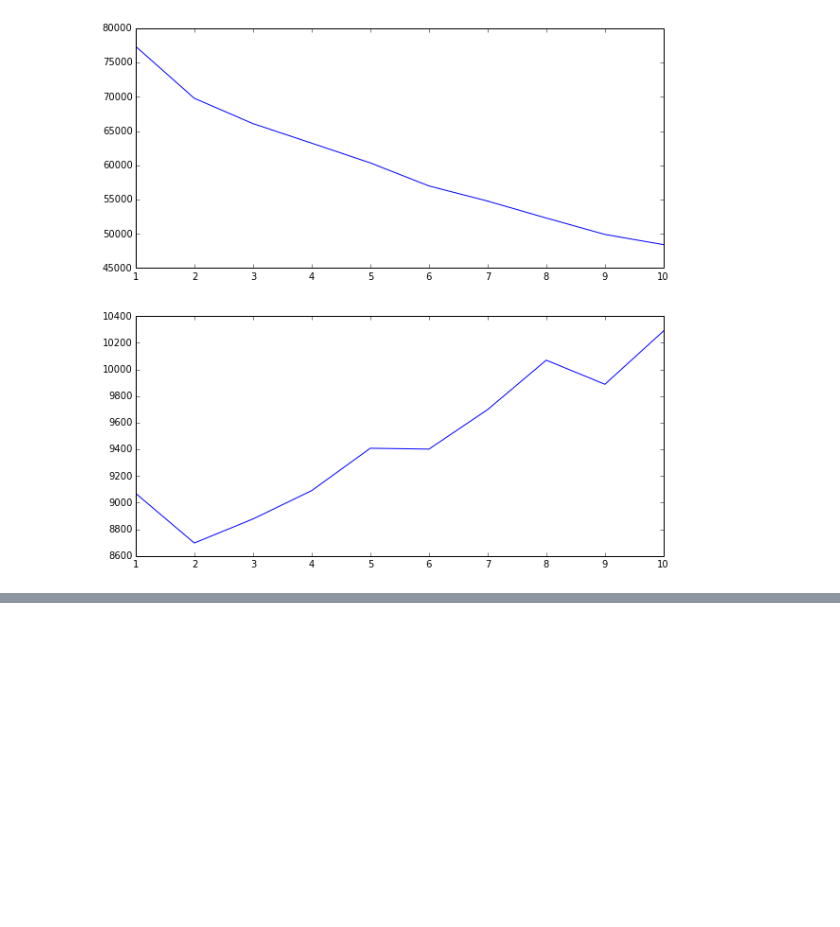
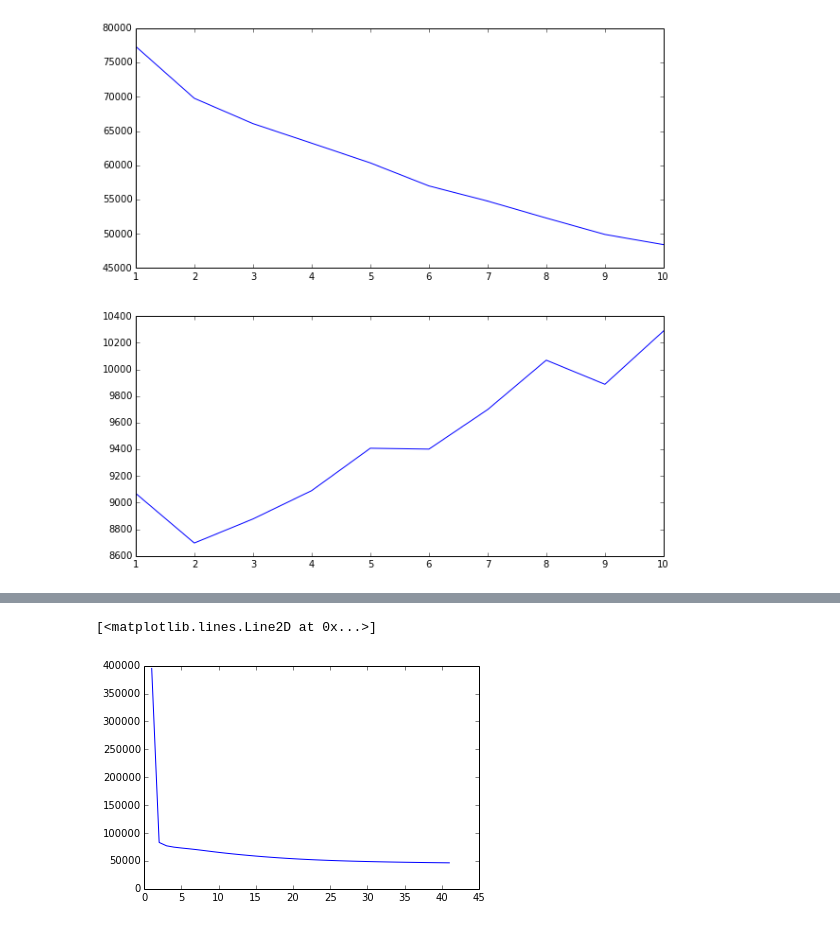
Before and after one commit to priyank87/cs246w15, a Jupyter notebook: HW3/hw3-recommendations/LF recco.ipynb, the cells around one changed output, grey strips where cells are left out. Drawn from its saved outputs; the diff is of its cells as text; code cells hidden in the pictures; blank space fills up the shorter version.

```diff
--- a/HW3/hw3-recommendations/LF recco.ipynb
+++ b/HW3/hw3-recommendations/LF recco.ipynb
@@ -150,0 +191,35 @@ plt.plot(range(1,11), errors_te02)
+# %%
+def trainLFBias(k, dataFile, maxIter=maxIter, reg=reg, rateLF=rate, rateU=rate, rateI=rate):
+
+    P = np.random.random((maxUserID,k)) * sqrt(5.0/k)
+    Q = np.random.random((maxMovId,k)) * sqrt(5.0/k)
+
+    BU = np.random.random((maxUserID,1)) * sqrt(5.0/k)
+    BI = np.random.random((maxMovId,1)) * sqrt(5.0/k)
+
+    errors = []
+    errors.append(computeErrorForBias(dataFile, Q, P, BU, BI))
+
+    for it in range(1, maxIter+1):
+        for l in getFileLines(dataFile):
+            uid = l[0]-1
+            mid = l[1]-1
+            rtg = l[2]
+
+            pred = Q[mid,:].dot(P[uid,:]) + mu + BU[uid,0] + BI[mid,0]
+            epsilon = 2 * (rtg-pred)
+
+            Q[mid,:] = Q[mid,:] + rateLF * (epsilon*P[uid,:] - reg*Q[mid,:])
+            P[uid,:] = P[uid,:] + rateLF * (epsilon*Q[mid,:] - reg*P[uid,:])
+
+            BU[uid] = BU[uid] + rateU * (epsilon - reg*BU[uid])
+            BI[mid] = BI[mid] + rateI * (epsilon - reg*BI[mid])
+
+        newError = computeErrorForBias(dataFile, Q, P, BU, BI)
+        print it, newError
+
+        errors.append(newError)
+
+    return (errors, Q, P, BU, BI)
+# %%
+errB, Qb, Pb, BU, BI = trainLFBias(20, 'ratings.train.txt', maxIter, reg, rateLF=0.01, rateU=0.01, rateI=0.01)
@@ -150,0 +244,5 @@ plt.plot(range(1,11), errors_te02)
+# %%
+plt.plot(range(1,42), errB)
+# %% [output]
+[<matplotlib.lines.Line2D at 0x...>]
+[figure, added]
```
Also changed, not shown: parts of 5 cells of this notebook.
